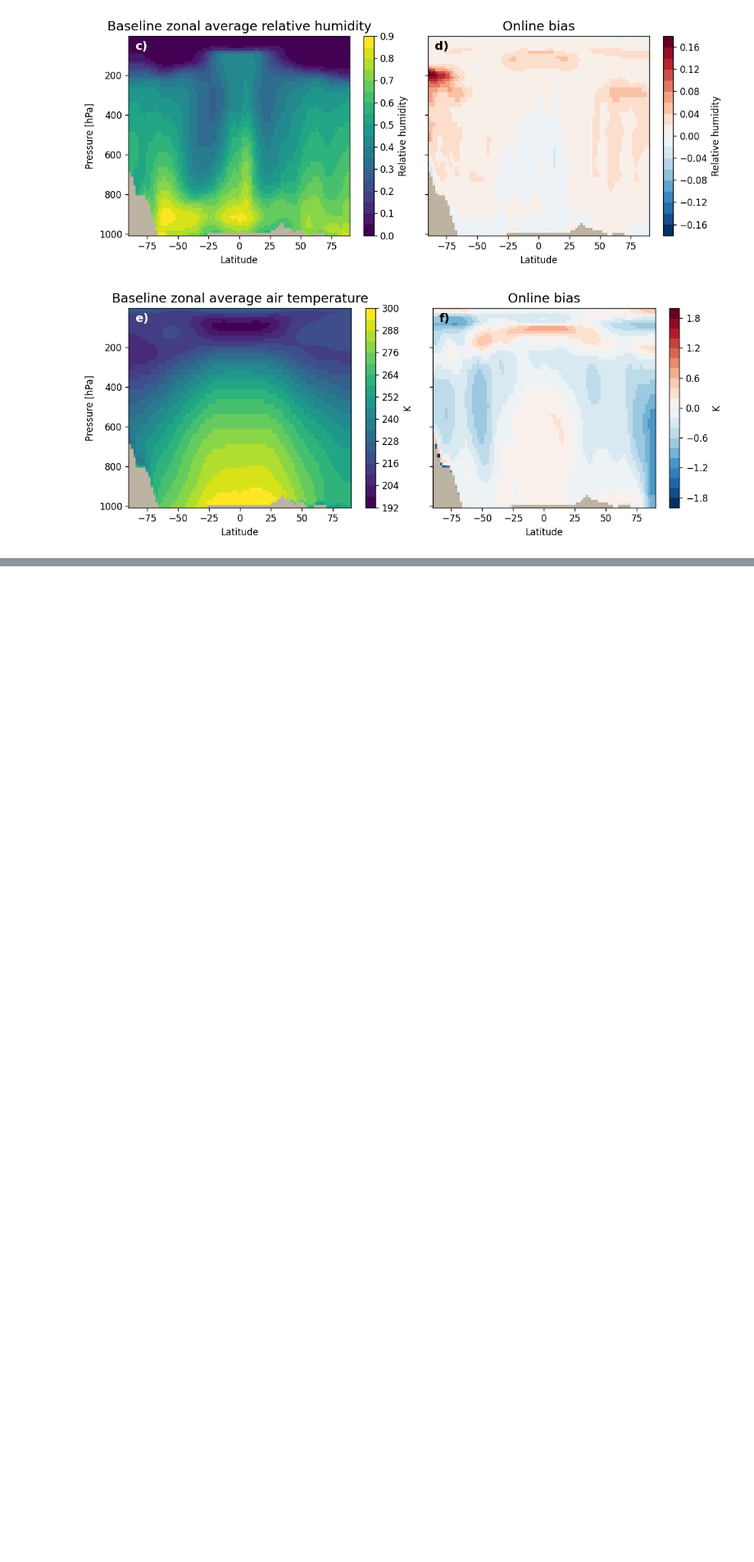
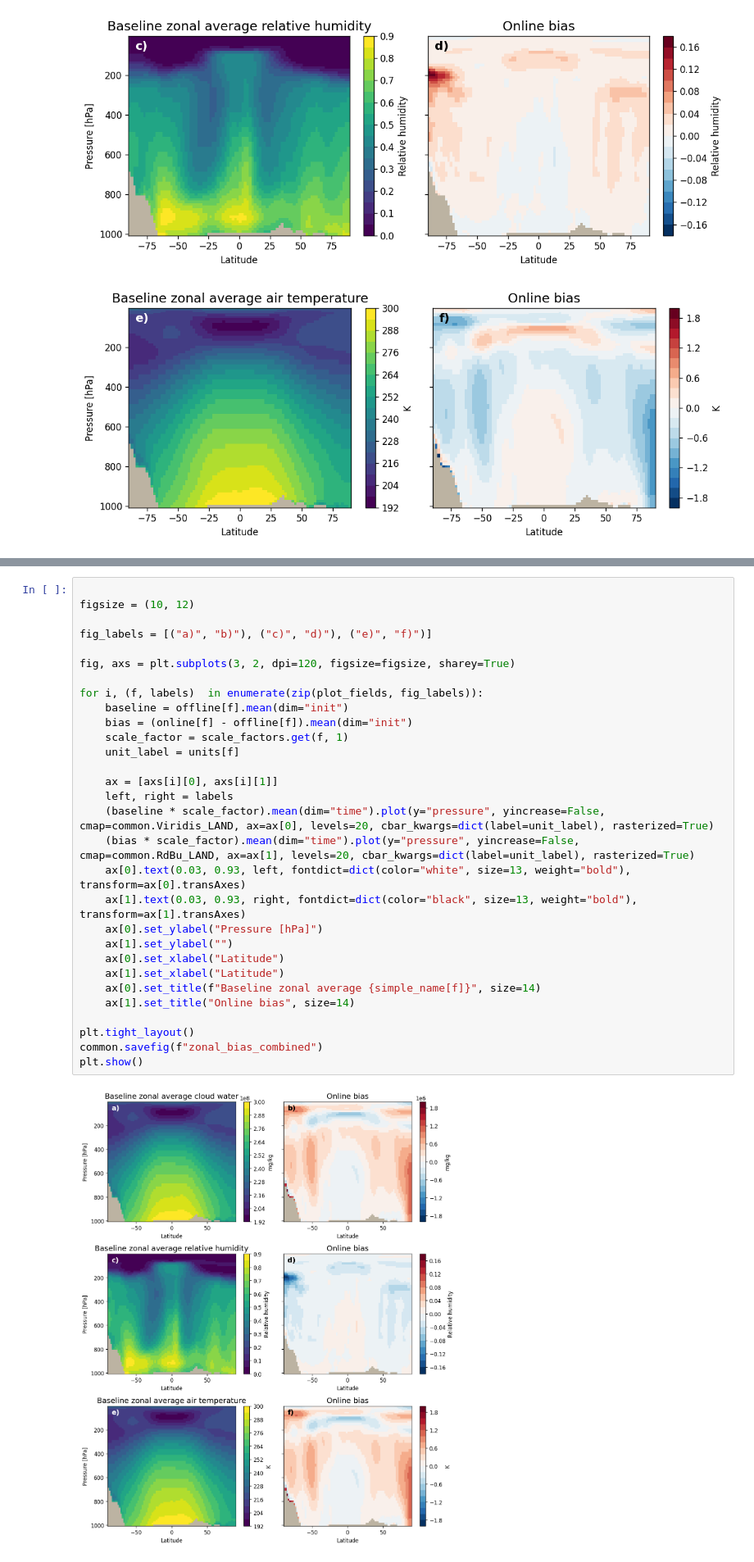
Before and after one commit to ai2cm/zc-emulation-manuscript, a Jupyter notebook: notebooks/zonal_avg_30day.ipynb, the cells around one changed output, grey strips where cells are left out. Shown: that part at 82% size. Cells and saved outputs as stored; diff of their text form; blank space fills up the shorter version.

```diff
--- a/notebooks/zonal_avg_30day.ipynb
+++ b/notebooks/zonal_avg_30day.ipynb
@@ -60,0 +63,32 @@ for f, labels  in zip(plot_fields, fig_labels):
+# %%
+
+figsize = (10, 12)
+
+fig_labels = [("a)", "b)"), ("c)", "d)"), ("e)", "f)")]
+
+fig, axs = plt.subplots(3, 2, dpi=120, figsize=figsize, sharey=True)
+
+for i, (f, labels)  in enumerate(zip(plot_fields, fig_labels)):
+    baseline = offline[f].mean(dim="init")
+    bias = (online[f] - offline[f]).mean(dim="init")
+    scale_factor = scale_factors.get(f, 1)
+    unit_label = units[f]
+
+    ax = [axs[i][0], axs[i][1]]
+    left, right = labels
+    (baseline * scale_factor).mean(dim="time").plot(y="pressure", yincrease=False, cmap=common.Viridis_LAND, ax=ax[0], levels=20, cbar_kwargs=dict(label=unit_label), rasterized=True)
+    (bias * scale_factor).mean(dim="time").plot(y="pressure", yincrease=False, cmap=common.RdBu_LAND, ax=ax[1], levels=20, cbar_kwargs=dict(label=unit_label), rasterized=True)
+    ax[0].text(0.03, 0.93, left, fontdict=dict(color="white", size=13, weight="bold"), transform=ax[0].transAxes)
+    ax[1].text(0.03, 0.93, right, fontdict=dict(color="black", size=13, weight="bold"), transform=ax[1].transAxes)
+    ax[0].set_ylabel("Pressure [hPa]")
+    ax[1].set_ylabel("")
+    ax[0].set_xlabel("Latitude")
+    ax[1].set_xlabel("Latitude")
+    ax[0].set_title(f"Baseline zonal average {simple_name[f]}", size=14)
+    ax[1].set_title("Online bias", size=14)
+
+plt.tight_layout()
+common.savefig(f"zonal_bias_combined")
+plt.show()
+# %% [output]
+[figure, added]
```
Also changed, not shown: parts of 1 cell of this notebook, 4 other files.
